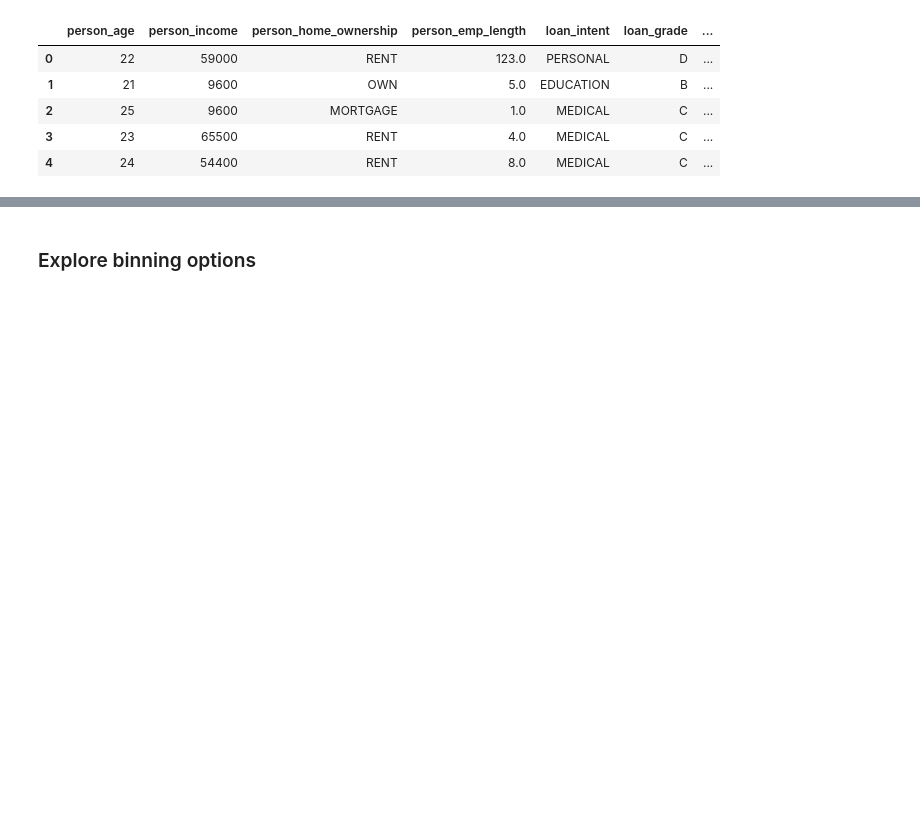
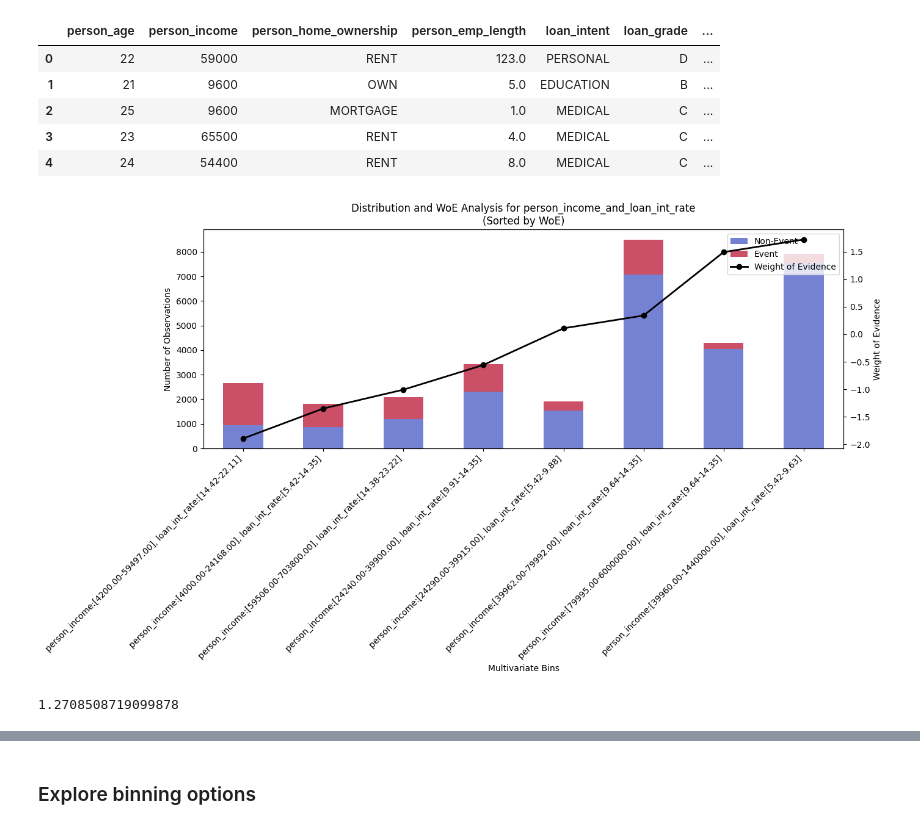
Before and after one commit to Ruben-Boeckx/Loan-approval, a Jupyter notebook: binning.ipynb, the cells around one changed output, grey strips where cells are left out. Cells and saved outputs as stored; diff of their text form; code cells hidden in the pictures; blank space fills up the shorter version.

Commit message:
explore multivariate binning

```diff
--- a/binning.ipynb
+++ b/binning.ipynb
@@ -29,3 +35,25 @@ Column loan_int_rate has 3116 missing values
 | 2 | 25 | 9600 | MORTGAGE | 1.0 | MEDICAL | C | ... |
 | 3 | 23 | 65500 | RENT | 4.0 | MEDICAL | C | ... |
 | 4 | 24 | 54400 | RENT | 8.0 | MEDICAL | C | ... |
+# %%
+features = ['person_income', 'loan_int_rate']
+binned_df, bin_stats, bin_labels = create_multivariate_binned_feature(
+    df,
+    features,
+    'loan_status',
+    max_leaf_nodes=8,
+    min_samples_leaf=0.05
+)
+# %%
+woe_df, woe_summary, total_iv = calculate_multivariate_woe(
+        binned_df,
+        features,
+        'loan_status',
+        plot=True
+)
+# %% [output]
+[figure, added]
+# %%
+total_iv
+# %% [output]
+1.2708508719099878
```
Also changed, not shown: parts of 4 cells of this notebook, 1 other file.
